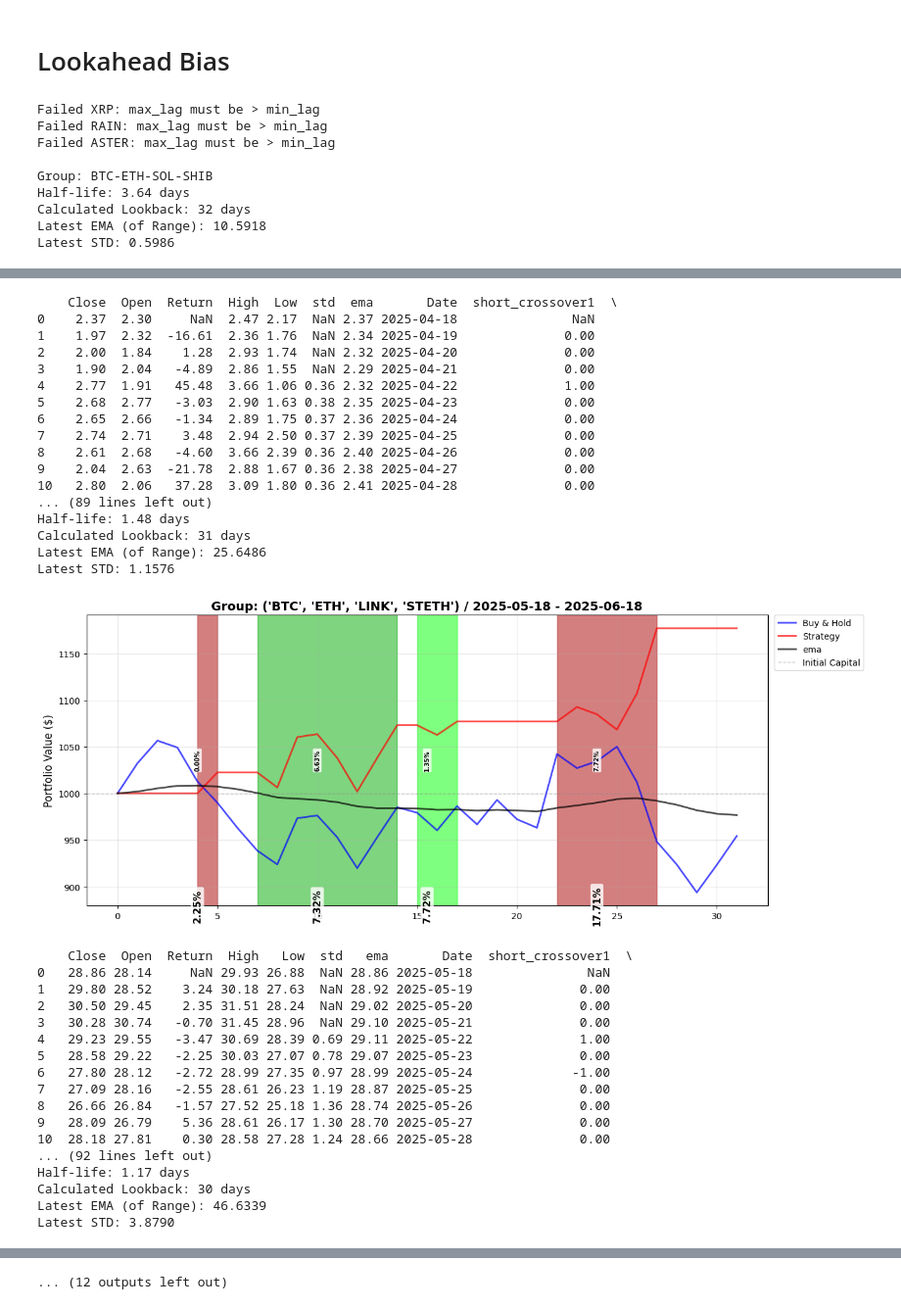
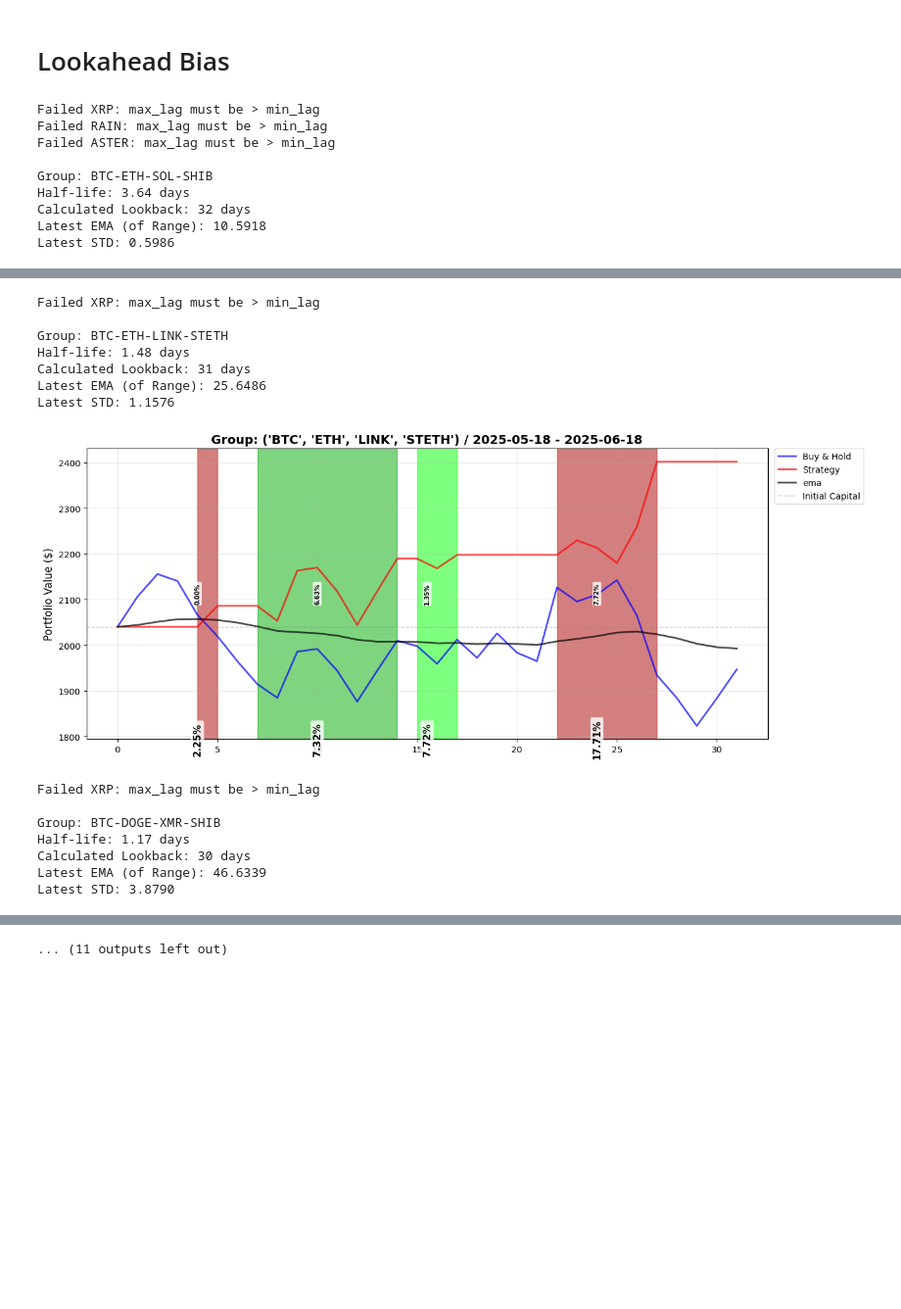
Before and after one commit to AminFiroozi/TA-HW4, a Jupyter notebook: HW4-401521471-AminFiroozi.ipynb, the cells around one changed output, grey strips where cells are left out. Shown at 98% size. Drawn from its saved outputs; the diff is of its cells as text; code cells hidden in the pictures; blank space fills up the shorter version.

Commit message:
feat: add initial asset for testing to keep track of progress over months

```diff
--- a/HW4-401521471-AminFiroozi.ipynb
+++ b/HW4-401521471-AminFiroozi.ipynb
@@ -983,7 +983,7 @@ x['spread_df'].tail(20)
 # %% [markdown]
 # Lookahead Bias
 # %%
-def test_strategy(start_date: str = "2025-01-01", end_date: str | None = None):
+def test_strategy(initial_asset: int = 1000, start_date: str = "2025-01-01", end_date: str | None = None):
     start_dt = pd.to_datetime(start_date)
     if end_date is None:
         end_dt = start_dt + relativedelta(months=3)
@@ -1183,24 +1183,24 @@ def test_strategy(start_date: str = "2025-01-01", end_date: str | None = None):
     result['spread_df']['strategy_return'] = result['spread_df']['strategy_return'].fillna(0)
 
     portfolio_values = np.zeros(len(df) + 1)
-    portfolio_values[0] = 1000
+    portfolio_values[0] = initial_asset
 
     for i in range(len(df)):
         portfolio_values[i + 1] = portfolio_values[i] * (1 + result['spread_df']['strategy_return'].iloc[i] / 100)
 
     result['spread_df']['portfolio'] = portfolio_values[1:]
 
-    result['spread_df']['BNH'] = 1000 * (1 + result['spread_df']['Return'] / 100).cumprod()
-    result['spread_df'].loc[0, 'BNH'] = 1000
+    result['spread_df']['BNH'] = initial_asset * (1 + result['spread_df']['Return'] / 100).cumprod()
+    result['spread_df'].loc[0, 'BNH'] = initial_asset
 
     # -------------------------------------------------------------
     plt.figure(figsize=(14, 6))
 
     plt.plot(df.index, df['BNH'], label='Buy & Hold', linewidth=2, alpha=0.7, color='blue')
     plt.plot(df.index, df['portfolio'], label='Strategy', linewidth=2, alpha=0.7, color='red')
-    plt.plot(df.index, df['ema'] * (1000 / df['ema'].iloc[0]), label='ema', linewidth=2, alpha=0.7, color='black')
+    plt.plot(df.index, df['ema'] * (initial_asset / df['ema'].iloc[0]), label='ema', linewidth=2, alpha=0.7, color='black')
 
-    plt.axhline(y=1000, color='gray', linestyle='--', linewidth=1, alpha=0.5, label='Initial Capital')
+    plt.axhline(y=initial_asset, color='gray', linestyle='--', linewidth=1, alpha=0.5, label='Initial Capital')
     plt.ylabel('Portfolio Value ($)', fontsize=12)
     plt.title(f'Group: {result["group"]}', fontsize=14, fontweight='bold')
     # plt.legend(loc='best', fontsize=10)
@@ -1246,8 +1246,8 @@ def test_strategy(start_date: str = "2025-01-01", end_date: str | None = None):
 
             actual_trade_return = (end_val / start_val - 1) * 100
 
-            # Calculate Running Total (Total Gain from $1000 start)
-            running_total_gain = (end_val / 1000 - 1) * 100
+            # Calculate Running Total (Total Gain from $initial_asset start)
+            running_total_gain = (end_val / initial_asset - 1) * 100
 
             # Calculate horizontal center for the label
             mid_point = (trade['start_idx'] + trade['end_idx']) / 2
@@ -1289,11 +1289,13 @@ def test_strategy(start_date: str = "2025-01-01", end_date: str | None = None):
 results = []
 starting_date = datetime(2025, 1, 1)
 counter = 11
+current_budget = 1000
 while starting_date < datetime(2025, 11, 20) and counter >= 0:
-    res, new_start = test_strategy(starting_date.strftime('%Y-%m-%d'))
+    res, new_start = test_strategy(current_budget, starting_date.strftime('%Y-%m-%d'))
     results.append(res)
     starting_date = pd.to_datetime(new_start)
-    print(res['spread_df'])
+    current_budget = res['spread_df']['portfolio'].iloc[-1]
+    # print(res['spread_df'])
     counter -= 1
     # print(f"new start after {datetime(2025, 1 + i, 1).date().strftime('%Y-%m-%d')} = {new_start}")
 # %% [output]
@@ -1364,34 +1336,14 @@ Latest STD: 0.6186
-    Close  Open  Return  High  Low  std  ema       Date  short_crossover1  \
-0    2.37  2.30     NaN  2.47 2.17  NaN 2.37 2025-04-18               NaN
-1    1.97  2.32  -16.61  2.36 1.76  NaN 2.34 2025-04-19              0.00
-2    2.00  1.84    1.28  2.93 1.74  NaN 2.32 2025-04-20              0.00
-3    1.90  2.04   -4.89  2.86 1.55  NaN 2.29 2025-04-21              0.00
-4    2.77  1.91   45.48  3.66 1.06 0.36 2.32 2025-04-22              1.00
-5    2.68  2.77   -3.03  2.90 1.63 0.38 2.35 2025-04-23              0.00
-6    2.65  2.66   -1.34  2.89 1.75 0.37 2.36 2025-04-24              0.00
-7    2.74  2.71    3.48  2.94 2.50 0.37 2.39 2025-04-25              0.00
-8    2.61  2.68   -4.60  3.66 2.39 0.36 2.40 2025-04-26              0.00
-9    2.04  2.63  -21.78  2.88 1.67 0.36 2.38 2025-04-27              0.00
-10   2.80  2.06   37.28  3.09 1.80 0.36 2.41 2025-04-28              0.00
-... (89 lines left out)
+Failed XRP: max_lag must be > min_lag
+
+Group: BTC-ETH-LINK-STETH
 Half-life: 1.48 days
 Calculated Lookback: 31 days
 Latest EMA (of Range): 25.6486
 Latest STD: 1.1576
-[figure, old version]
+[figure, new version]
-    Close  Open  Return  High   Low  std   ema       Date  short_crossover1  \
-0   28.86 28.14     NaN 29.93 26.88  NaN 28.86 2025-05-18               NaN
-1   29.80 28.52    3.24 30.18 27.63  NaN 28.92 2025-05-19              0.00
-2   30.50 29.45    2.35 31.51 28.24  NaN 29.02 2025-05-20              0.00
-3   30.28 30.74   -0.70 31.45 28.96  NaN 29.10 2025-05-21              0.00
-4   29.23 29.55   -3.47 30.69 28.39 0.69 29.11 2025-05-22              1.00
-5   28.58 29.22   -2.25 30.03 27.07 0.78 29.07 2025-05-23              0.00
-6   27.80 28.12   -2.72 28.99 27.35 0.97 28.99 2025-05-24             -1.00
-7   27.09 28.16   -2.55 28.61 26.23 1.19 28.87 2025-05-25              0.00
-8   26.66 26.84   -1.57 27.52 25.18 1.36 28.74 2025-05-26              0.00
-9   28.09 26.79    5.36 28.61 26.17 1.30 28.70 2025-05-27              0.00
-10  28.18 27.81    0.30 28.58 27.28 1.24 28.66 2025-05-28              0.00
-... (92 lines left out)
+Failed XRP: max_lag must be > min_lag
+
+Group: BTC-DOGE-XMR-SHIB
 Half-life: 1.17 days
 Calculated Lookback: 30 days
 Latest EMA (of Range): 46.6339
@@ -1400 +1352 @@ Latest STD: 3.8790
-... (12 outputs left out)
+... (11 outputs left out)
```
Also changed, not shown: parts of 3 cells of this notebook.
